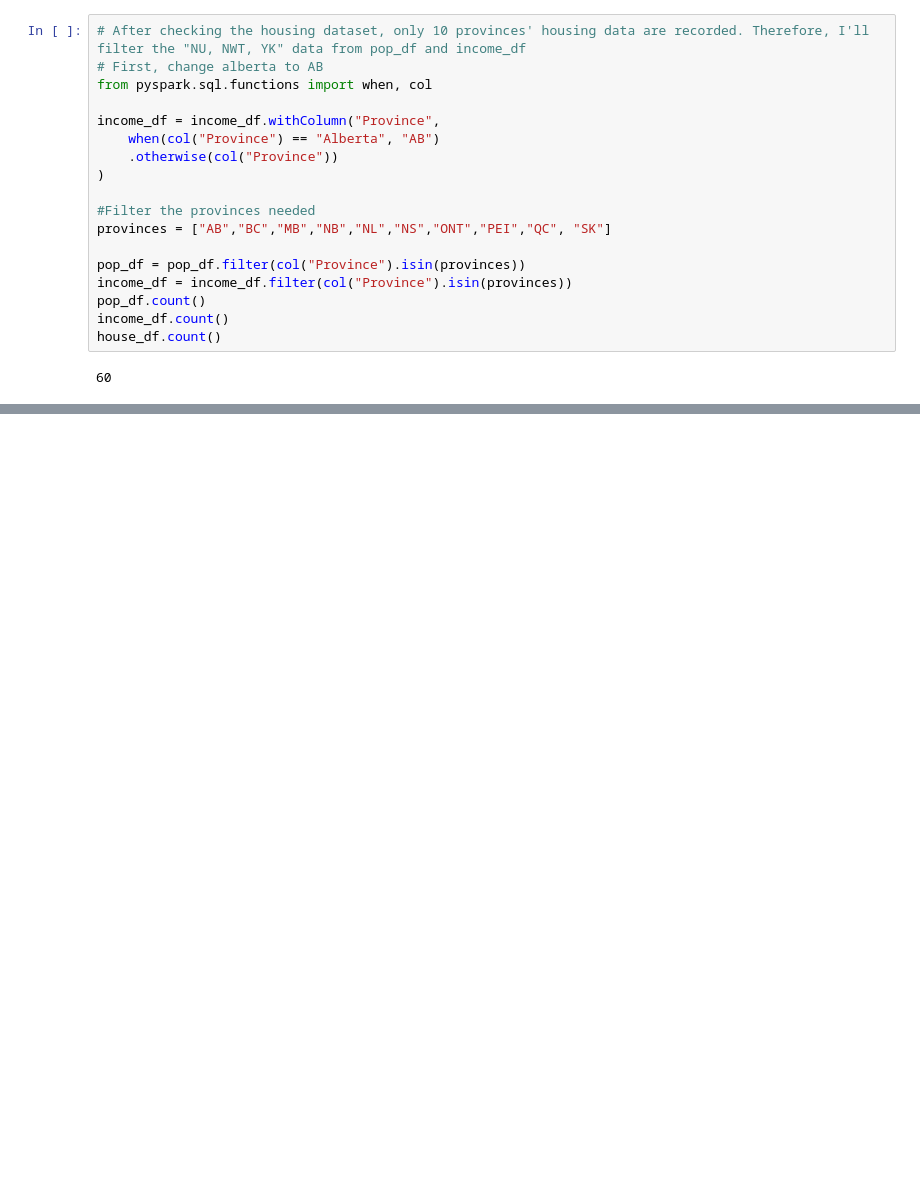
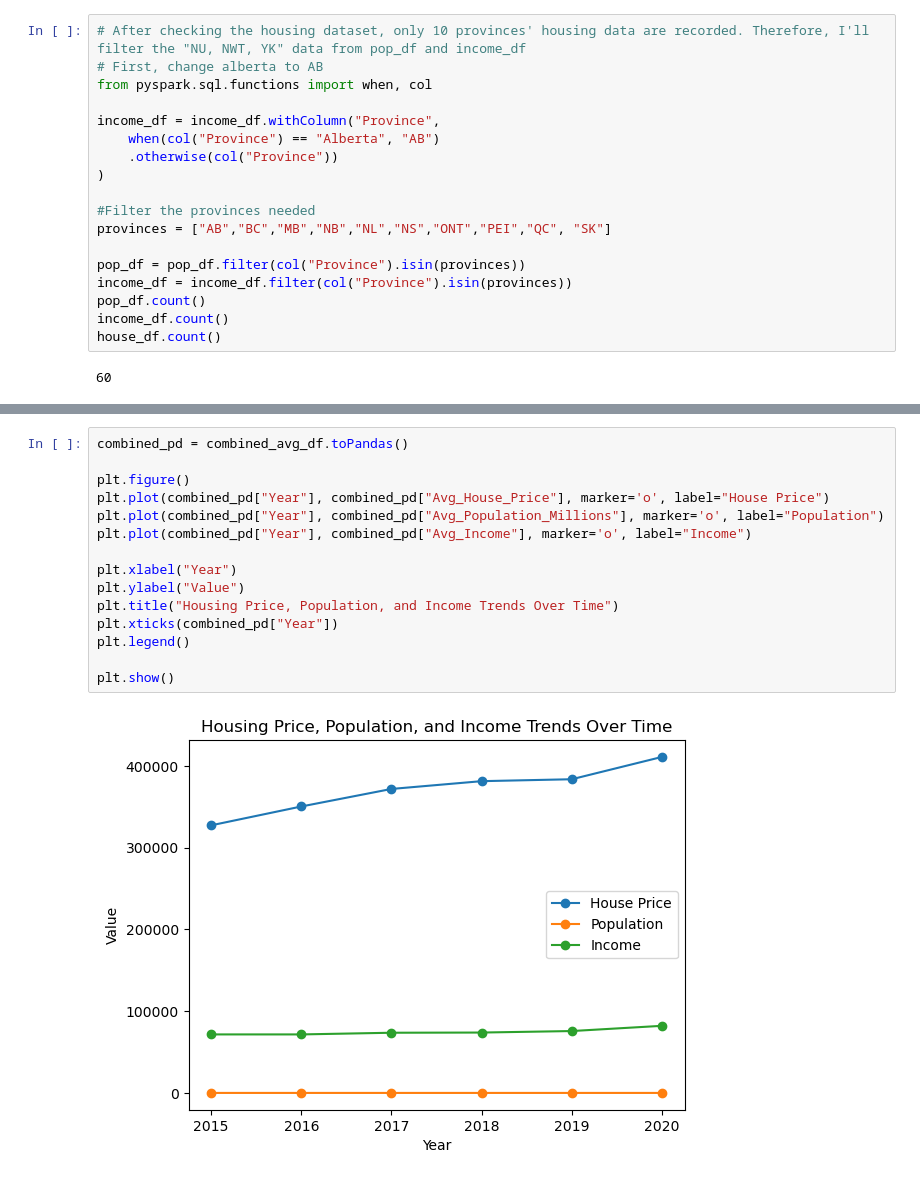
Before and after one commit to Eihtoo1111/Canada-Real-Estate-Prices-Analysis-Pyspark, a Jupyter notebook: Final_assingment_G14.ipynb, the cells around one changed output, grey strips where cells are left out. Saved outputs shown, nothing was run; the diff lists cells and outputs as text; blank space fills up the shorter version.

```diff
--- a/Final_assingment_G14.ipynb
+++ b/Final_assingment_G14.ipynb
@@ -199,0 +262,17 @@ combined_avg_df.show()
+# %%
+combined_pd = combined_avg_df.toPandas()
+
+plt.figure()
+plt.plot(combined_pd["Year"], combined_pd["Avg_House_Price"], marker='o', label="House Price")
+plt.plot(combined_pd["Year"], combined_pd["Avg_Population_Millions"], marker='o', label="Population")
+plt.plot(combined_pd["Year"], combined_pd["Avg_Income"], marker='o', label="Income")
+
+plt.xlabel("Year")
+plt.ylabel("Value")
+plt.title("Housing Price, Population, and Income Trends Over Time")
+plt.xticks(combined_pd["Year"])
+plt.legend()
+
+plt.show()
+# %% [output]
+[figure, added]
```
Also changed, not shown: parts of 12 cells of this notebook.
